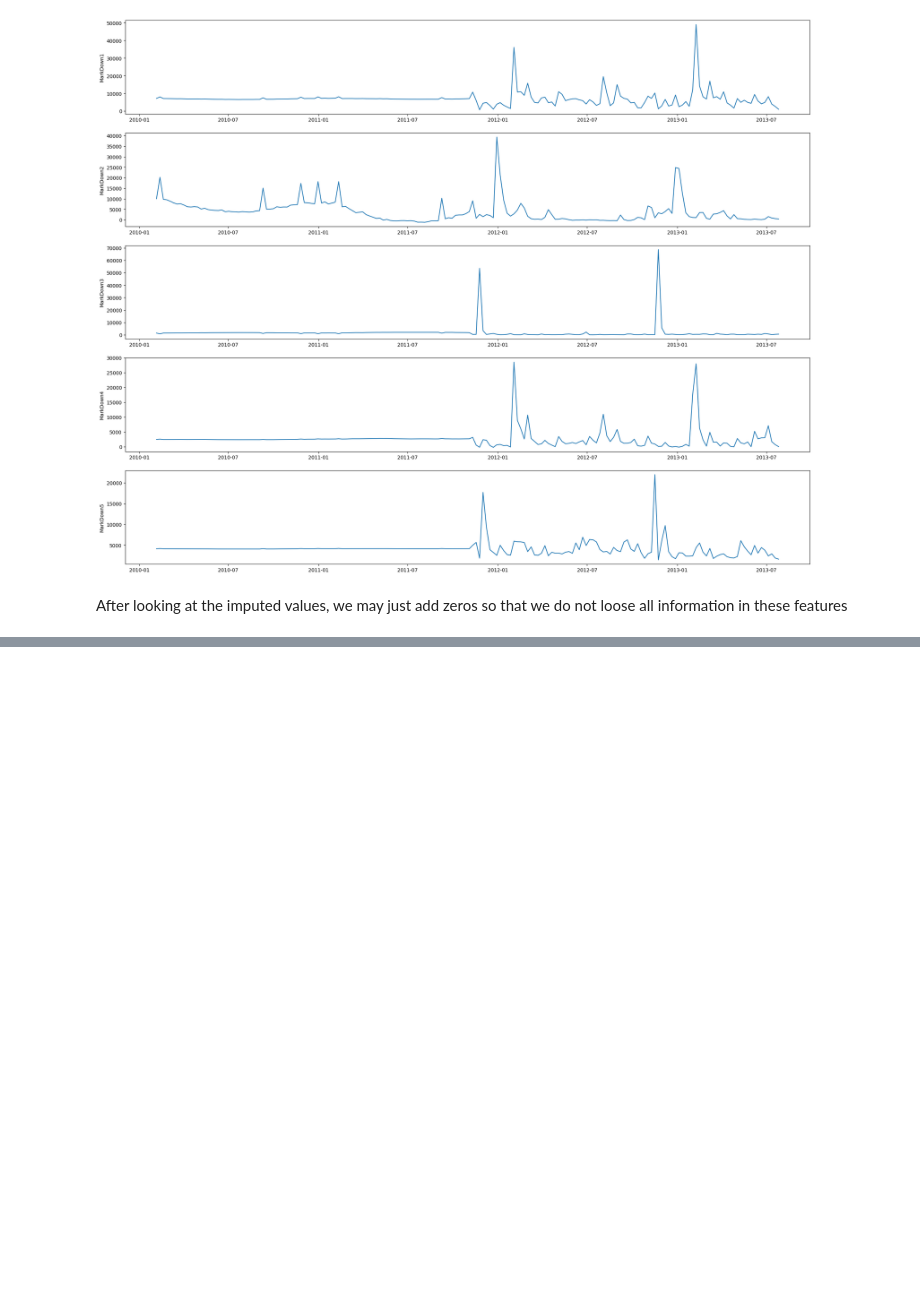
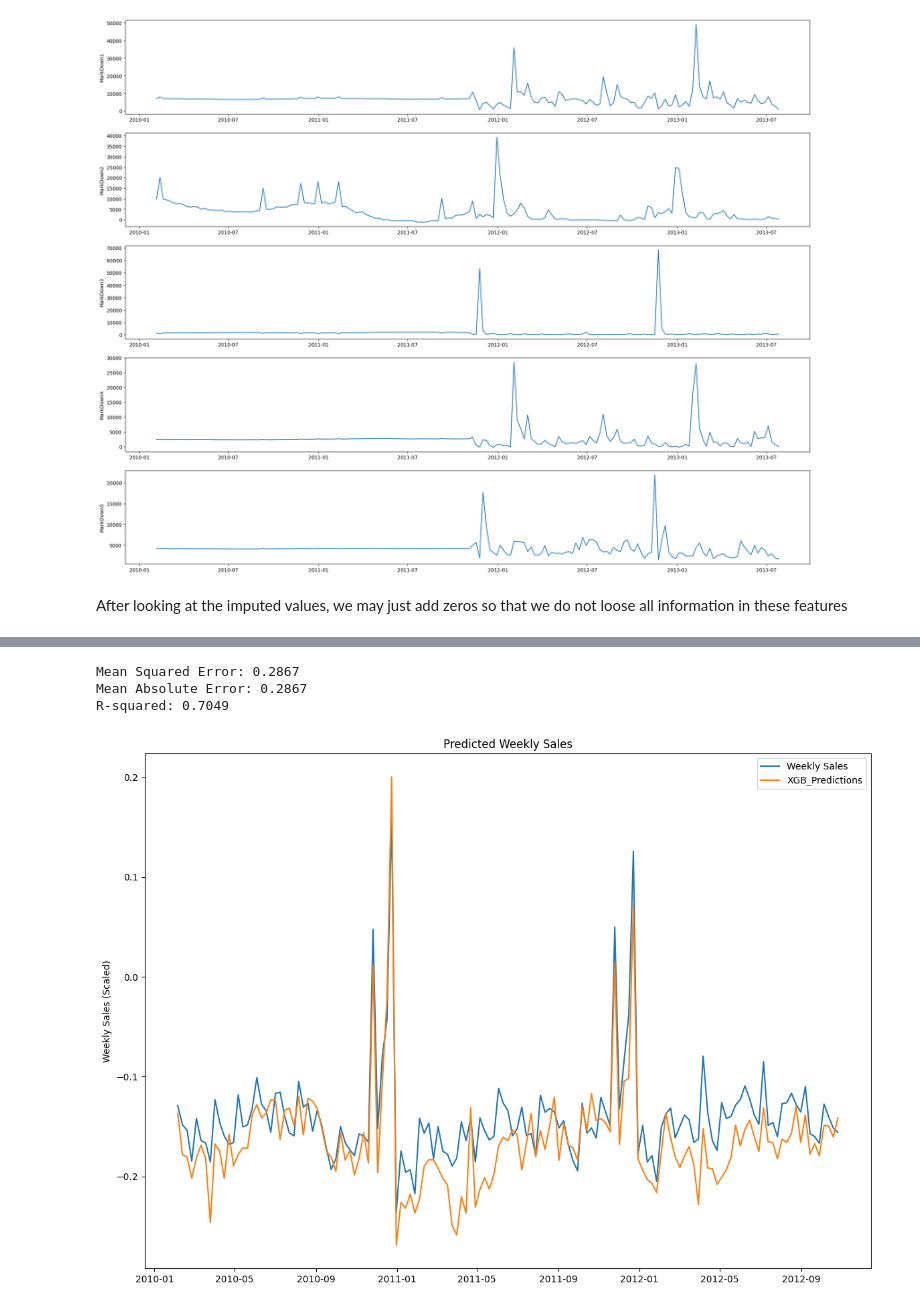
Before and after one commit to Johannes3001/AppliedML_Assign.01, a Jupyter notebook: Assignment2/Codes/Fredriks_Code.ipynb, the cells around one changed output, grey strips where cells are left out. Saved outputs shown, nothing was run; the diff lists cells and outputs as text; code cells hidden in the pictures; blank space fills up the shorter version.

Commit message:
Getting proper predictions

```diff
--- a/Assignment2/Codes/Fredriks_Code.ipynb
+++ b/Assignment2/Codes/Fredriks_Code.ipynb
@@ -1097,0 +1129,2 @@ After looking at the imputed values, we may just add zeros so that we do not loo
+# %%
+features['Week'] = features.Date.dt.week
@@ -1097,0 +1215,4 @@ After looking at the imputed values, we may just add zeros so that we do not loo
+# %%
+# Initialize Linear Regression
+osl = LinearRegression()
+osl.fit(X_train, y_train)
@@ -1097,0 +1240,4 @@ After looking at the imputed values, we may just add zeros so that we do not loo
+# %%
+# Initialize XGBoost Regressor
+xgb = XGBRegressor(n_estimators=1000)
+xgb.fit(X_train,y_train, verbose=False)
@@ -1097,0 +1256,41 @@ After looking at the imputed values, we may just add zeros so that we do not loo
+# %%
+# Evaluating the model
+
+# Getting the predicted values from the regressor
+test['XGB_Predictions'] = xgb.predict(X_test)
+
+# Evaluation metrics
+mse = mean_absolute_error(test['Weekly_Sales'], test['XGB_Predictions'])
+mae = mean_absolute_error(test['Weekly_Sales'], test['XGB_Predictions'])
+r2 = r2_score(test['Weekly_Sales'], test['XGB_Predictions'])
+
+# Printing the evaluation metrics
+print(f'Mean Squared Error: {mse:.4f}')
+print(f'Mean Absolute Error: {mae:.4f}')
+print(f'R-squared: {r2:.4f}')
+# %% [output]
+Mean Squared Error: 0.2867
+Mean Absolute Error: 0.2867
+R-squared: 0.7049
+# %%
+# Plotting the visualizations
+
+# Grouping the testset to prepare for visualizations
+test.reset_index(inplace=True)
+test_date = test.groupby('Date').agg({'Weekly_Sales': 'mean',
+                                        'XGB_Predictions': 'mean'}).reset_index()
+
+# Plotting both 'Weekly_Sales' and 'Predictions'
+fig, ax = plt.subplots(figsize=(14, 10))
+ax.plot(test_date['Date'], test_date['Weekly_Sales'], label='Weekly Sales')
+ax.plot(test_date['Date'], test_date['XGB_Predictions'], label='XGB_Predictions')
+
+# Adding labels and title
+ax.set_ylabel("Weekly Sales (Scaled)")
+ax.set_title('Predicted Weekly Sales')
+ax.legend()
+
+# Displaying the plot
+plt.show()
+# %% [output]
+[figure, added]
```
Also changed, not shown: parts of 19 cells of this notebook.
